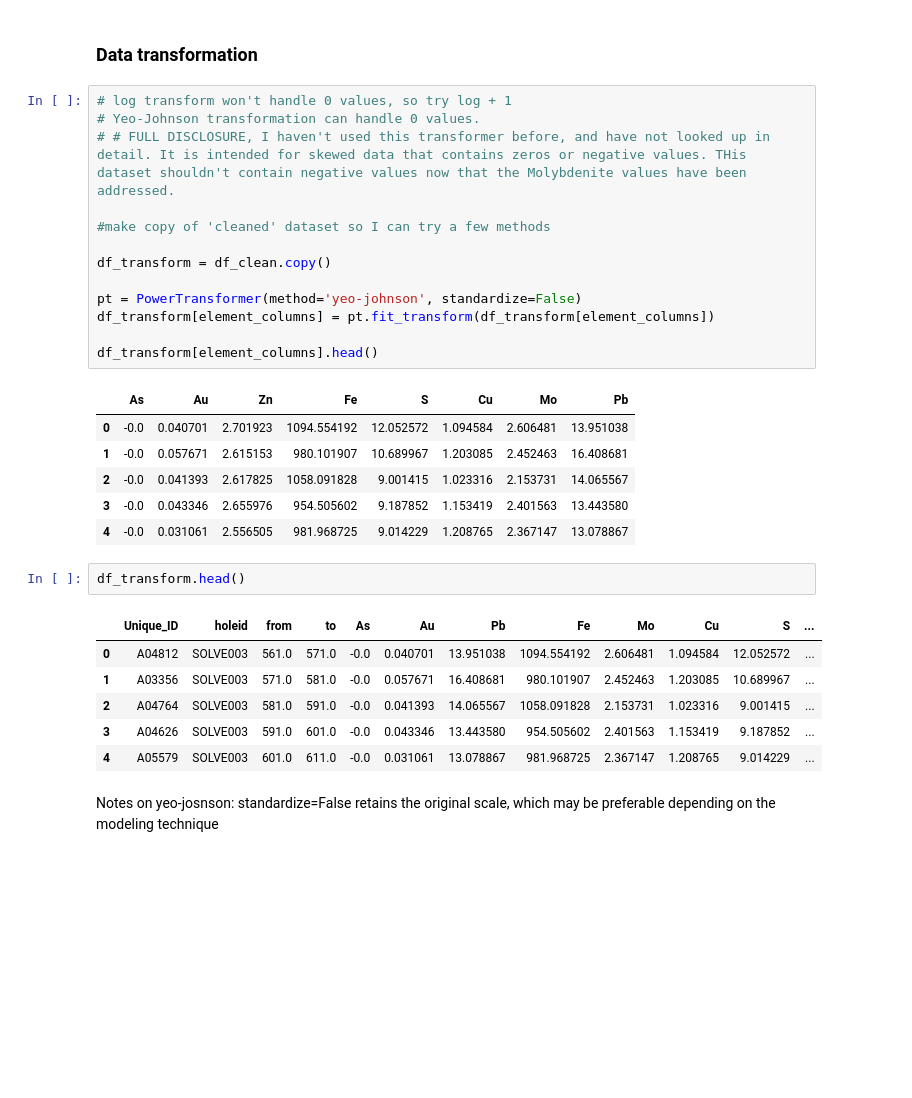
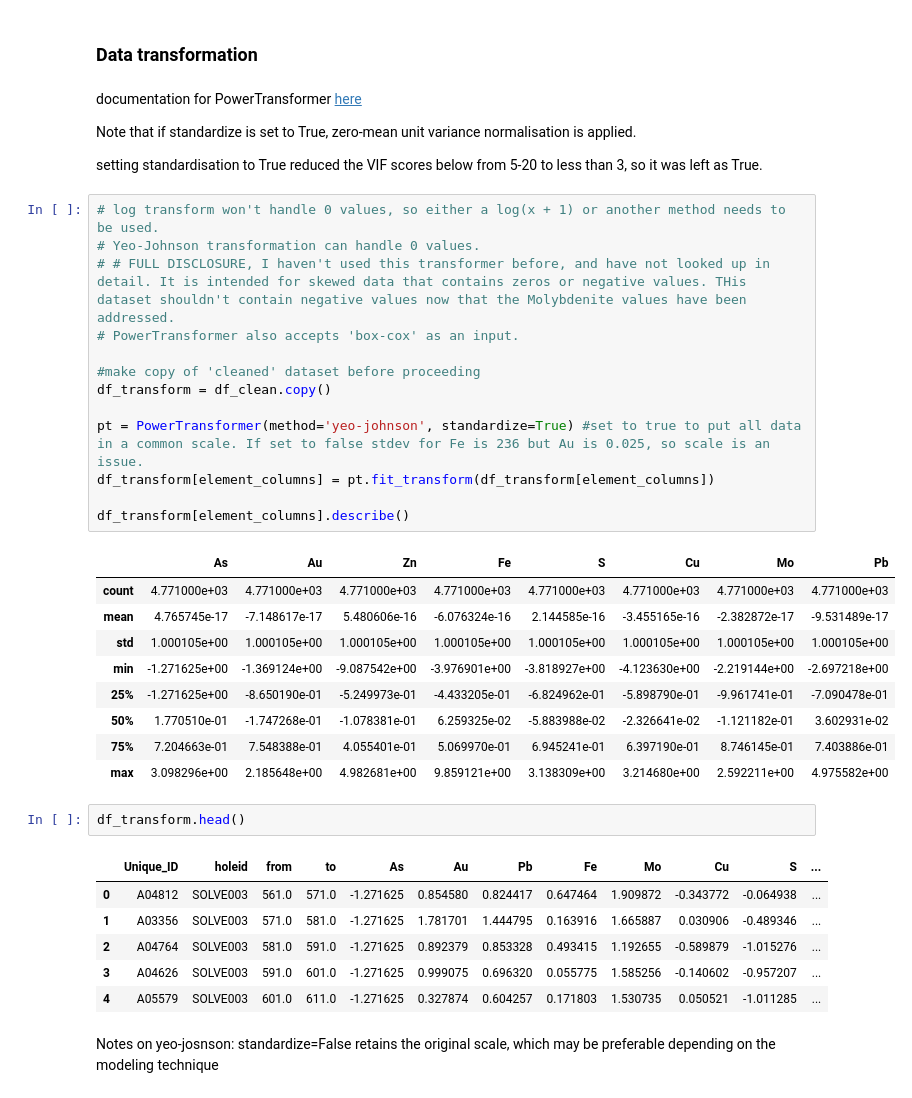
Before and after one commit to jennaguffogg/coding-test, a Jupyter notebook: notebook/data-exploration.ipynb, the cells around one changed output. Drawn from its saved outputs; the diff is of its cells as text; blank space fills up the shorter version.

Commit message:
adding notes

```diff
--- a/notebook/data-exploration.ipynb
+++ b/notebook/data-exploration.ipynb
@@ -268,35 +275,44 @@ Data is skewed (expected, since most values not near the ore body will be low, a
 I'm currently excluding the depth information, as it will probably introduce auto-correlation. It should be factored in later on in a model improvement.
 # %% [markdown]
 ### Data transformation
+# %% [markdown]
+documentation for PowerTransformer [here](https://scikit-learn.org/dev/modules/generated/sklearn.preprocessing.PowerTransformer.html)
+
+Note that if standardize is set to True, zero-mean unit variance normalisation is applied.
+
+setting standardisation to True reduced the VIF scores below from 5-20 to less than 3, so it was left as True.
 # %%
-# log transform won't handle 0 values, so try log + 1
+# log transform won't handle 0 values, so either a log(x + 1) or another method needs to be used.
 # Yeo-Johnson transformation can handle 0 values.
 # # FULL DISCLOSURE, I haven't used this transformer before, and have not looked up in detail. It is intended for skewed data that contains zeros or negative values. THis dataset shouldn't contain negative values now that the Molybdenite values have been addressed.
+# PowerTransformer also accepts 'box-cox' as an input.
 
-#make copy of 'cleaned' dataset so I can try a few methods
-
+#make copy of 'cleaned' dataset before proceeding
 df_transform = df_clean.copy()
 
-pt = PowerTransformer(method='yeo-johnson', standardize=False)
+pt = PowerTransformer(method='yeo-johnson', standardize=True) #set to true to put all data in a common scale. If set to false stdev for Fe is 236 but Au is 0.025, so scale is an issue.
 df_transform[element_columns] = pt.fit_transform(df_transform[element_columns])
 
-df_transform[element_columns].head()
+df_transform[element_columns].describe()
 # %% [output]
 |  | As | Au | Zn | Fe | S | Cu | Mo | Pb |
-| 0 | -0.0 | 0.040701 | 2.701923 | 1094.554192 | 12.052572 | 1.094584 | 2.606481 | 13.951038 |
-| 1 | -0.0 | 0.057671 | 2.615153 | 980.101907 | 10.689967 | 1.203085 | 2.452463 | 16.408681 |
-| 2 | -0.0 | 0.041393 | 2.617825 | 1058.091828 | 9.001415 | 1.023316 | 2.153731 | 14.065567 |
-| 3 | -0.0 | 0.043346 | 2.655976 | 954.505602 | 9.187852 | 1.153419 | 2.401563 | 13.443580 |
-| 4 | -0.0 | 0.031061 | 2.556505 | 981.968725 | 9.014229 | 1.208765 | 2.367147 | 13.078867 |
+| count | 4.771000e+03 | 4.771000e+03 | 4.771000e+03 | 4.771000e+03 | 4.771000e+03 | 4.771000e+03 | 4.771000e+03 | 4.771000e+03 |
+| mean | 4.765745e-17 | -7.148617e-17 | 5.480606e-16 | -6.076324e-16 | 2.144585e-16 | -3.455165e-16 | -2.382872e-17 | -9.531489e-17 |
+| std | 1.000105e+00 | 1.000105e+00 | 1.000105e+00 | 1.000105e+00 | 1.000105e+00 | 1.000105e+00 | 1.000105e+00 | 1.000105e+00 |
+| min | -1.271625e+00 | -1.369124e+00 | -9.087542e+00 | -3.976901e+00 | -3.818927e+00 | -4.123630e+00 | -2.219144e+00 | -2.697218e+00 |
+| 25% | -1.271625e+00 | -8.650190e-01 | -5.249973e-01 | -4.433205e-01 | -6.824962e-01 | -5.898790e-01 | -9.961741e-01 | -7.090478e-01 |
+| 50% | 1.770510e-01 | -1.747268e-01 | -1.078381e-01 | 6.259325e-02 | -5.883988e-02 | -2.326641e-02 | -1.121182e-01 | 3.602931e-02 |
+| 75% | 7.204663e-01 | 7.548388e-01 | 4.055401e-01 | 5.069970e-01 | 6.945241e-01 | 6.397190e-01 | 8.746145e-01 | 7.403886e-01 |
+| max | 3.098296e+00 | 2.185648e+00 | 4.982681e+00 | 9.859121e+00 | 3.138309e+00 | 3.214680e+00 | 2.592211e+00 | 4.975582e+00 |
 # %%
 df_transform.head()
 # %% [output]
 |  | Unique_ID | holeid | from | to | As | Au | Pb | Fe | Mo | Cu | S | ... |
-| 0 | A04812 | SOLVE003 | 561.0 | 571.0 | -0.0 | 0.040701 | 13.951038 | 1094.554192 | 2.606481 | 1.094584 | 12.052572 | ... |
-| 1 | A03356 | SOLVE003 | 571.0 | 581.0 | -0.0 | 0.057671 | 16.408681 | 980.101907 | 2.452463 | 1.203085 | 10.689967 | ... |
-| 2 | A04764 | SOLVE003 | 581.0 | 591.0 | -0.0 | 0.041393 | 14.065567 | 1058.091828 | 2.153731 | 1.023316 | 9.001415 | ... |
-| 3 | A04626 | SOLVE003 | 591.0 | 601.0 | -0.0 | 0.043346 | 13.443580 | 954.505602 | 2.401563 | 1.153419 | 9.187852 | ... |
-| 4 | A05579 | SOLVE003 | 601.0 | 611.0 | -0.0 | 0.031061 | 13.078867 | 981.968725 | 2.367147 | 1.208765 | 9.014229 | ... |
+| 0 | A04812 | SOLVE003 | 561.0 | 571.0 | -1.271625 | 0.854580 | 0.824417 | 0.647464 | 1.909872 | -0.343772 | -0.064938 | ... |
+| 1 | A03356 | SOLVE003 | 571.0 | 581.0 | -1.271625 | 1.781701 | 1.444795 | 0.163916 | 1.665887 | 0.030906 | -0.489346 | ... |
+| 2 | A04764 | SOLVE003 | 581.0 | 591.0 | -1.271625 | 0.892379 | 0.853328 | 0.493415 | 1.192655 | -0.589879 | -1.015276 | ... |
+| 3 | A04626 | SOLVE003 | 591.0 | 601.0 | -1.271625 | 0.999075 | 0.696320 | 0.055775 | 1.585256 | -0.140602 | -0.957207 | ... |
+| 4 | A05579 | SOLVE003 | 601.0 | 611.0 | -1.271625 | 0.327874 | 0.604257 | 0.171803 | 1.530735 | 0.050521 | -1.011285 | ... |
 # %% [markdown]
 Notes on yeo-josnson: standardize=False retains the original scale, which may be preferable depending on the modeling technique
 # %%
```
Also changed, not shown: parts of 8 cells of this notebook, 1 other file.
